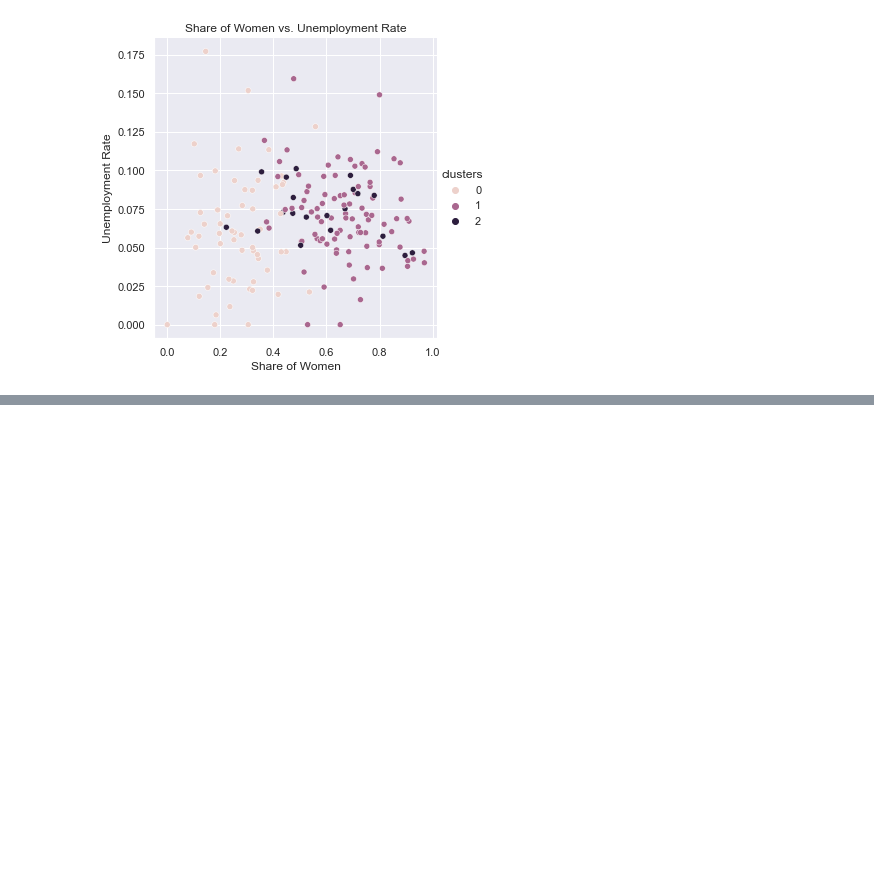
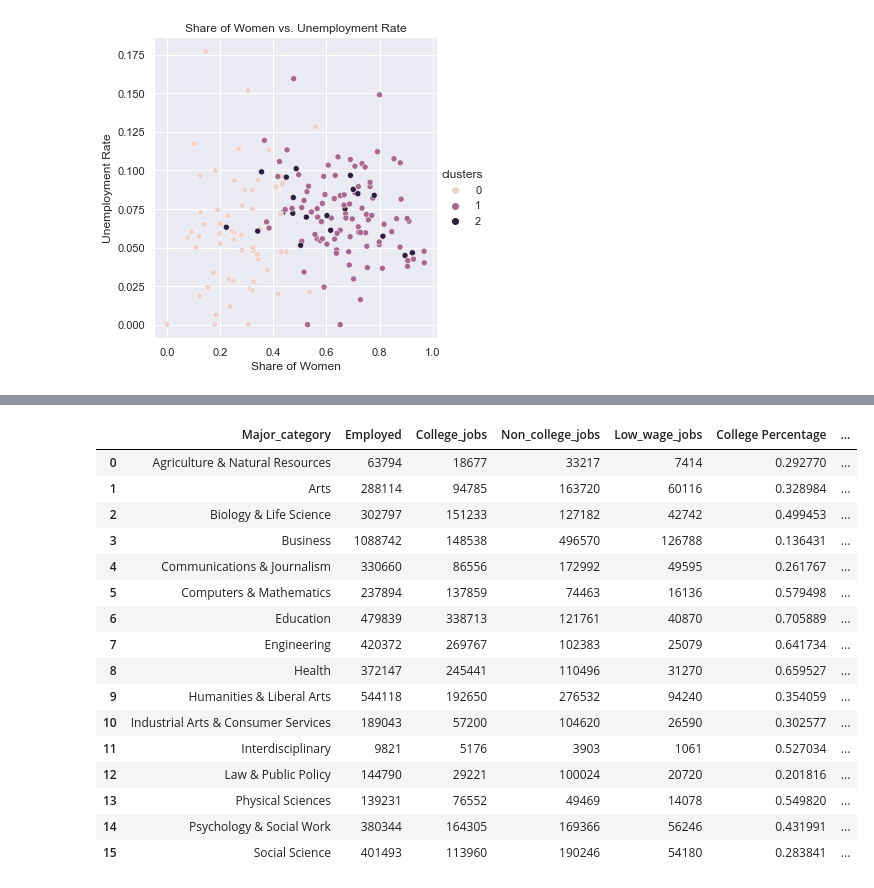
Before and after one commit to lbcmp/Data-Science-Project, a Jupyter notebook: MAT328_Project.ipynb, the cells around one changed output, grey strips where cells are left out. Drawn from its saved outputs; the diff is of its cells as text; code cells hidden in the pictures; blank space fills up the shorter version.

```diff
--- a/MAT328_Project.ipynb
+++ b/MAT328_Project.ipynb
@@ -493,0 +508,27 @@ Text(31.914098611111115, 0.5, 'Unemployment Rate')
+# %%
+# Group by major category then find the sum for multiple columns
+# Compute percentage of college, non-college and low wage jobs (based off number of employed people)
+
+df = majors.groupby("Major_category")["Employed", "College_jobs", "Non_college_jobs", "Low_wage_jobs"].sum().reset_index()
+df["College Percentage"] = df["College_jobs"] / df["Employed"]
+df["Non-College Percentage"] = df["Non_college_jobs"] / df["Employed"]
+df["Low Wage Percentage"] = df["Low_wage_jobs"] / df["Employed"]
+df
+# %% [output]
+|  | Major_category | Employed | College_jobs | Non_college_jobs | Low_wage_jobs | College Percentage | ... |
+| 0 | Agriculture & Natural Resources | 63794 | 18677 | 33217 | 7414 | 0.292770 | ... |
+| 1 | Arts | 288114 | 94785 | 163720 | 60116 | 0.328984 | ... |
+| 2 | Biology & Life Science | 302797 | 151233 | 127182 | 42742 | 0.499453 | ... |
+| 3 | Business | 1088742 | 148538 | 496570 | 126788 | 0.136431 | ... |
+| 4 | Communications & Journalism | 330660 | 86556 | 172992 | 49595 | 0.261767 | ... |
+| 5 | Computers & Mathematics | 237894 | 137859 | 74463 | 16136 | 0.579498 | ... |
+| 6 | Education | 479839 | 338713 | 121761 | 40870 | 0.705889 | ... |
+| 7 | Engineering | 420372 | 269767 | 102383 | 25079 | 0.641734 | ... |
+| 8 | Health | 372147 | 245441 | 110496 | 31270 | 0.659527 | ... |
+| 9 | Humanities & Liberal Arts | 544118 | 192650 | 276532 | 94240 | 0.354059 | ... |
+| 10 | Industrial Arts & Consumer Services | 189043 | 57200 | 104620 | 26590 | 0.302577 | ... |
+| 11 | Interdisciplinary | 9821 | 5176 | 3903 | 1061 | 0.527034 | ... |
+| 12 | Law & Public Policy | 144790 | 29221 | 100024 | 20720 | 0.201816 | ... |
+| 13 | Physical Sciences | 139231 | 76552 | 49469 | 14078 | 0.549820 | ... |
+| 14 | Psychology & Social Work | 380344 | 164305 | 169366 | 56246 | 0.431991 | ... |
+| 15 | Social Science | 401493 | 113960 | 190246 | 54180 | 0.283841 | ... |
```
Also changed, not shown: parts of 6 cells of this notebook.
